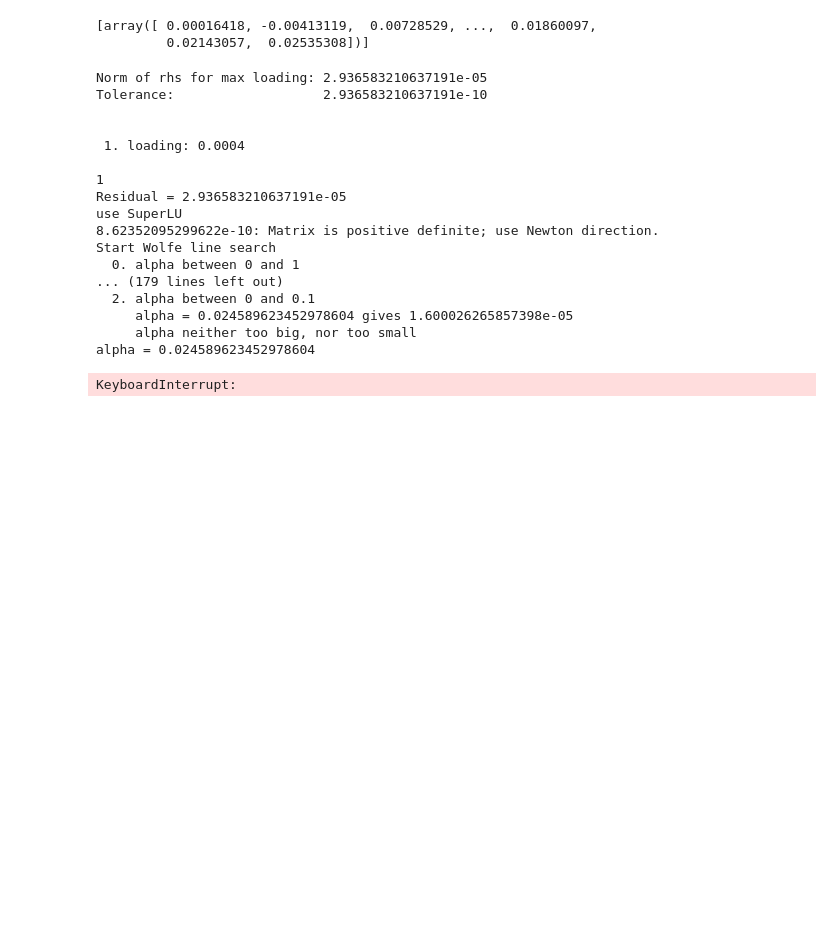
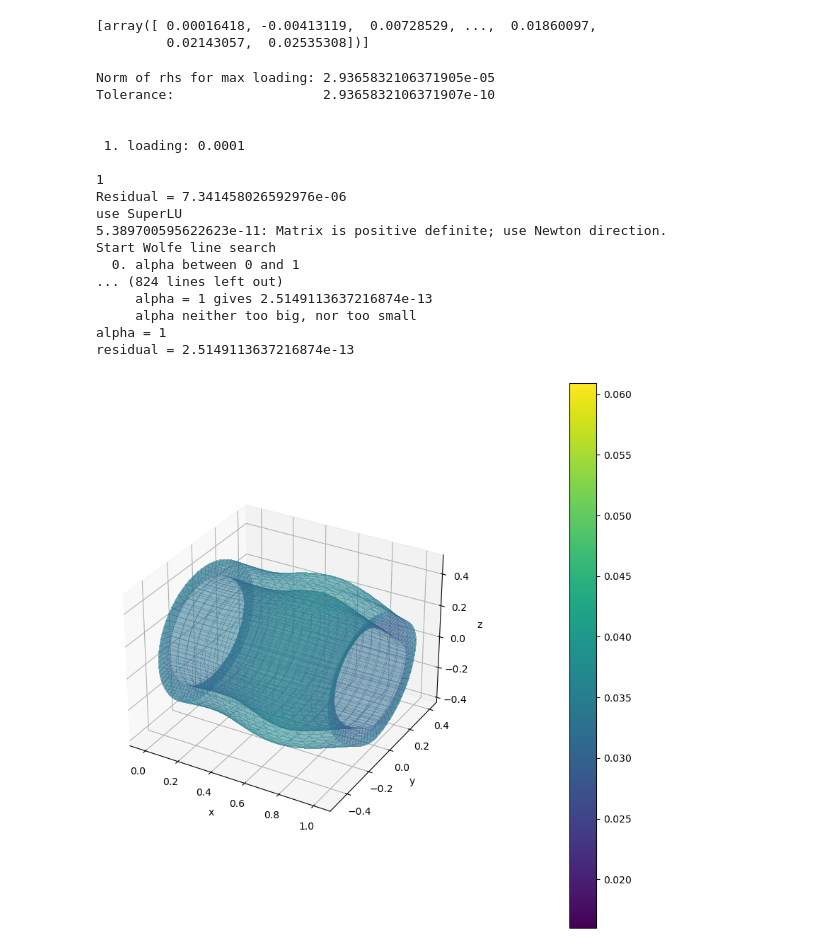
Before and after one commit to mh-0456/pyiga, a Jupyter notebook: notebooks/nonlinear_loading_artery3D_resmin.ipynb, the cells around one changed output. Saved outputs shown, nothing was run; the diff lists cells and outputs as text; code cells hidden in the pictures; blank space fills up the shorter version.

```diff
--- a/notebooks/nonlinear_loading_artery3D_resmin.ipynb
+++ b/notebooks/nonlinear_loading_artery3D_resmin.ipynb
@@ -823,8 +775,8 @@ solution
 # %%
 # solve linearized variational problem
 
-#loading = [1e-4, 2e-4, 4e-4]#, 2.4e-4, 3.e-4, 4.e-4, 5e-4, 1e-3, 2e-3, 3e-3]
-loading = [4e-4]
+loading = [1e-4, 2e-4, 3e-4, 3.5e-4, 4e-4]#, 2.4e-4, 3.e-4, 4.e-4, 5e-4, 1e-3, 2e-3, 3e-3]
+#loading = [4e-4]
 
 #initial value
 u= np.zeros(dd)
@@ -836,11 +788,11 @@ stepsizes= []
 ud_array = []
 
 ### Linear elasticity for largest loading
-loading_value = loading[-1]
-neu_data = [(0,'bottom',gN), (1,'bottom',gN), (2,'bottom',gN), (3,'bottom',gN)]
+loading_value = loading[-1] # take last loading value
+neu_data = [(0,'bottom',gN), (1,'bottom',gN), (2,'bottom',gN), (3,'bottom',gN)] # set neumann data
 A, b = ass_nonlinsystem(u)
 LS = assemble.RestrictedLinearSystem(A, b, bc) # solve linearized system
-r0 = np.linalg.norm(LS.b)
+r0 = np.linalg.norm(LS.b) # initial residual
 print("Norm of rhs for max loading: {}".format(r0))
 print("Tolerance:                   {}".format(r0*epsilon))
 ###
@@ -876,6 +828,7 @@ for t in range(len(loading)): # time steps
 
         # check if matrix is positive definite in a particular direction u_d
         #sp = LS.b.dot(u_d)
+        #sp = LS.b.dot(LS.A.T@u_d) # transpose A: AT* A*b ?
         sp = LS.b.dot(LS.A@u_d) # For the residual,...
         #if LS.b.dot(u_d) <= 0:
         if sp <= 0 or rejected:
@@ -936,7 +889,7 @@ for t in range(len(loading)): # time steps
                 else:
                     alpha = 0
                     rejected = True
-            alpha *= 2
+            alpha *= 2 # double alpha
             if alpha >= 1:
                 alpha = 2.
                 rlast = rnew
@@ -948,8 +901,8 @@ for t in range(len(loading)): # time steps
                     rlast = rnew
                     rnew = np.linalg.norm(LS.b) # compute residuum
                     print('  alpha {} gives residual {}'.format(alpha,rnew))
-                    alpha *= 2
-                alpha /= 4
+                    alpha *= 2 # double alpha
+                alpha /= 4 # quater alpha
 
             print("alpha =", alpha)
 
@@ -960,44 +913,44 @@ for t in range(len(loading)): # time steps
         LS = assemble.RestrictedLinearSystem(A, b, bc) # solve linearized system
         rold = r
         r = np.linalg.norm(LS.b) # compute residuum
         print('residual =', r)
 
         #----------------------------------------------------#
         ud_array.append(u_d)
         normed_du = np.linalg.norm(u_d)/np.sqrt(len(u_d))
-        stepsize_du = alpha * normed_du
+        stepsize_du = alpha * normed_du # times alpha
         stepsizes.append(stepsize_du)
         #---------------------------------------------------#
 
         if r < epsilon * r0: # break condition
             break
         elif count == 30:
             break
     #
     ud_array.append(u_d)
     solutions.append(LS.restrict(u))
 
 # print deformation plot
 get_defplot(u, patches_u, kvs_u)
 # %% [output]
-Norm of rhs for max loading: 2.936583210637191e-05
-Tolerance:                   2.936583210637191e-10
+Norm of rhs for max loading: 2.9365832106371905e-05
+Tolerance:                   2.9365832106371907e-10
 
 
- 1. loading: 0.0004
+ 1. loading: 0.0001
 
 1
-Residual = 2.936583210637191e-05
+Residual = 7.341458026592976e-06
 use SuperLU
-8.62352095299622e-10: Matrix is positive definite; use Newton direction.
+5.389700595622623e-11: Matrix is positive definite; use Newton direction.
 Start Wolfe line search
   0. alpha between 0 and 1
-... (179 lines left out)
-  2. alpha between 0 and 0.1
-     alpha = 0.024589623452978604 gives 1.600026265857398e-05
+... (824 lines left out)
+     alpha = 1 gives 2.5149113637216874e-13
      alpha neither too big, nor too small
-alpha = 0.024589623452978604
+alpha = 1
+residual = 2.5149113637216874e-13
-KeyboardInterrupt:
+[figure, added]
 # %%
 # plot history of step sizes
 figsize(6,3)
```
Also changed, not shown: parts of 17 cells of this notebook.
